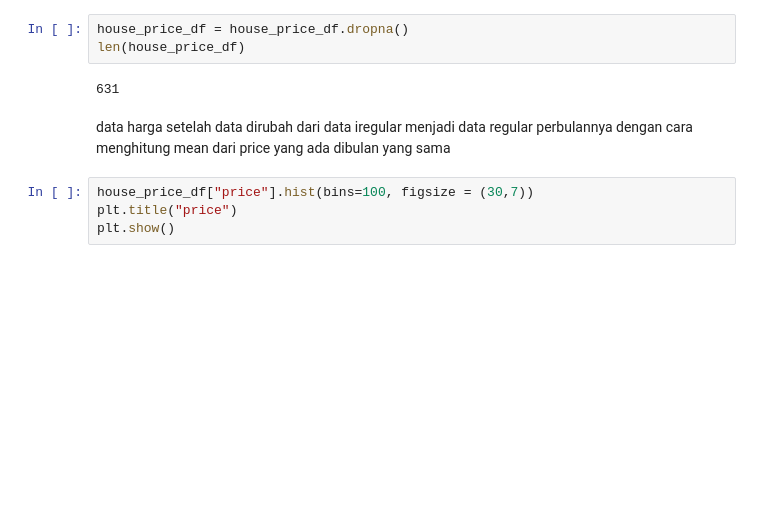
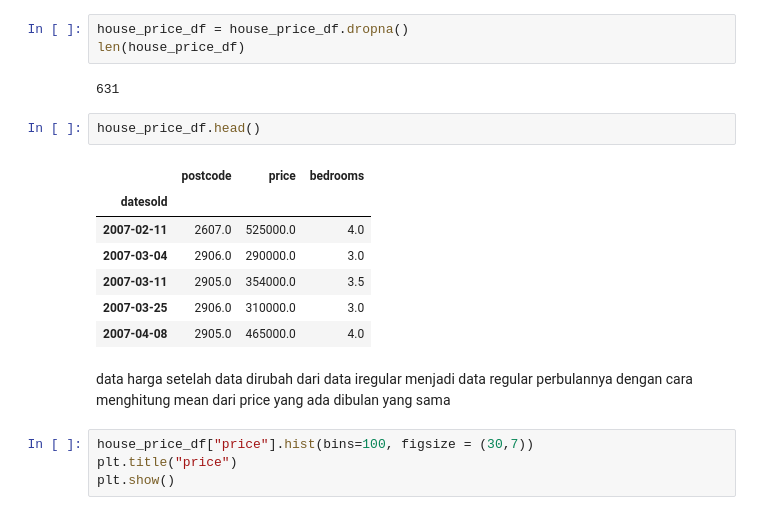
Before and after one commit to ImamSyabana/ML-terapan, a Jupyter notebook: submisi1_MLterapan.ipynb, the cells around one changed output. Drawn from its saved outputs; the diff is of its cells as text; blank space fills up the shorter version.

```diff
--- a/submisi1_MLterapan.ipynb
+++ b/submisi1_MLterapan.ipynb
@@ -234,6 +232,16 @@ house_price_df = house_price_df.dropna()
 len(house_price_df)
 # %% [output]
 631
+# %%
+house_price_df.head()
+# %% [output]
+|  | postcode | price | bedrooms |
+| datesold |  |  |  |
+| 2007-02-11 | 2607.0 | 525000.0 | 4.0 |
+| 2007-03-04 | 2906.0 | 290000.0 | 3.0 |
+| 2007-03-11 | 2905.0 | 354000.0 | 3.5 |
+| 2007-03-25 | 2906.0 | 310000.0 | 3.0 |
+| 2007-04-08 | 2905.0 | 465000.0 | 4.0 |
 # %% [markdown]
 data harga setelah data dirubah dari data iregular menjadi data regular perbulannya dengan cara menghitung mean dari price yang ada dibulan yang sama
 # %%
```
Also changed, not shown: parts of 20 cells of this notebook.
